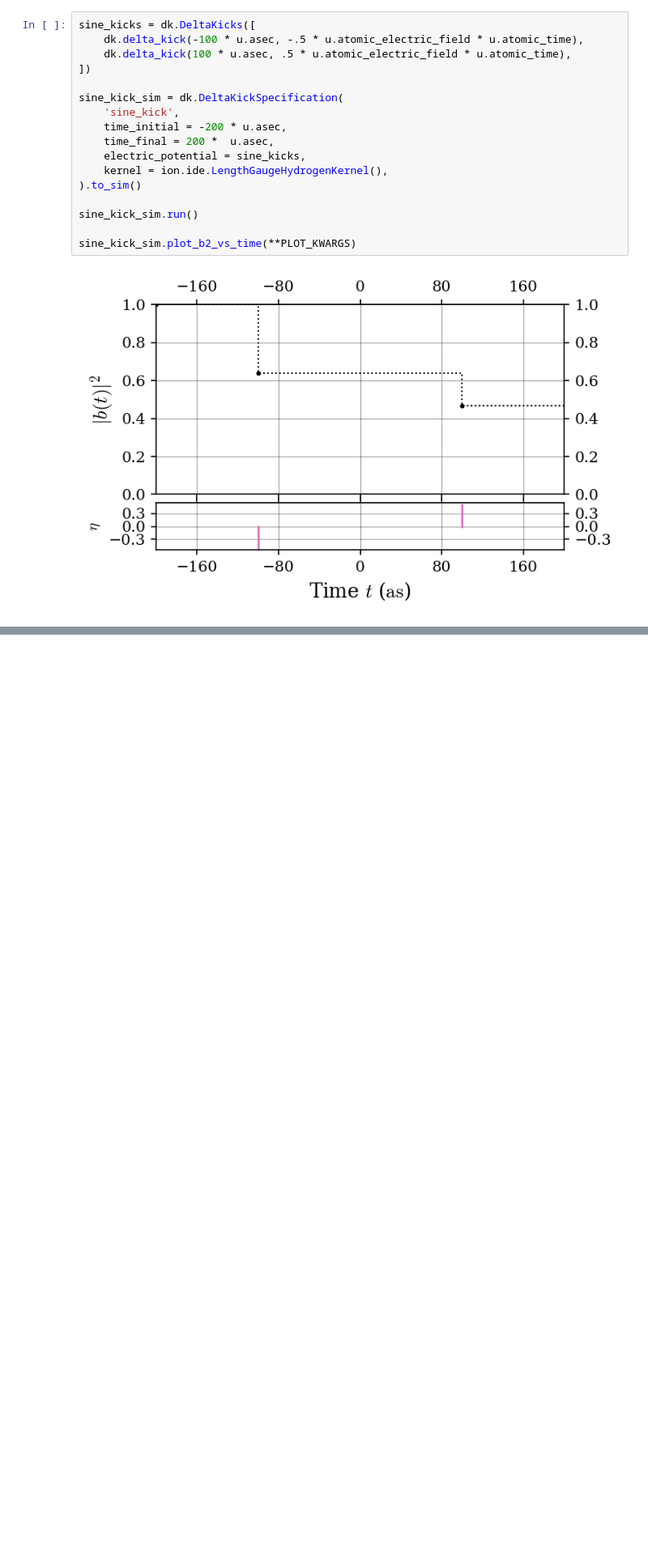
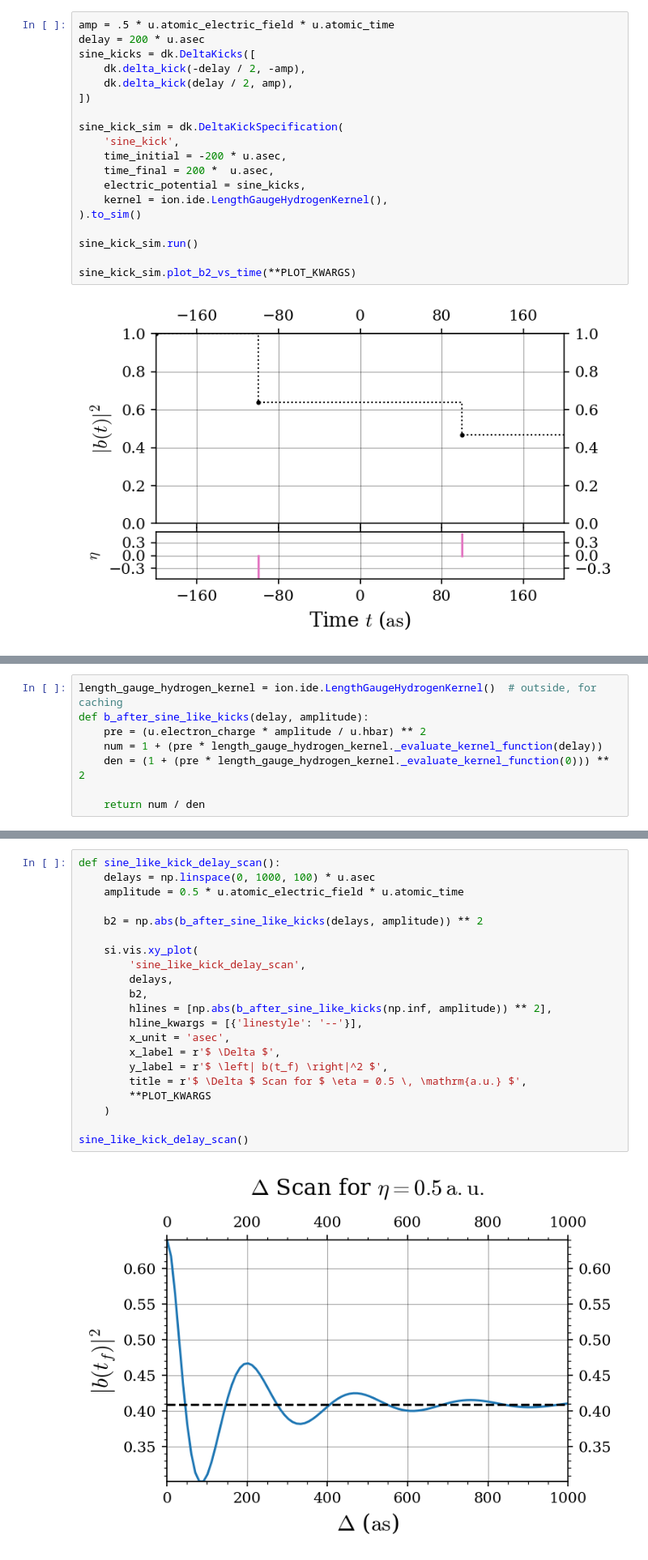
Before and after one commit to JoshKarpel/ionization, a Jupyter notebook: science/delta_kicks/DeltaKickModel.ipynb, the cells around one changed output, grey strips where cells are left out. Shown at 81% size. Drawn from its saved outputs; the diff is of its cells as text; blank space fills up the shorter version.

Commit message:
Worked on delta-kick model notebook
restored some defaults in SphericalHarmonicSpecification

```diff
--- a/science/delta_kicks/DeltaKickModel.ipynb
+++ b/science/delta_kicks/DeltaKickModel.ipynb
@@ -34,9 +34,11 @@ PLOT_KWARGS = dict(
 # %% [markdown]
 The first thing we'll look at is a basic "sine-like" delta-kick. It's made of two kicks of opposite polarity. We'll center them around $t=0$ for convenience.
 # %%
+amp = .5 * u.atomic_electric_field * u.atomic_time
+delay = 200 * u.asec
 sine_kicks = dk.DeltaKicks([
-    dk.delta_kick(-100 * u.asec, -.5 * u.atomic_electric_field * u.atomic_time),
-    dk.delta_kick(100 * u.asec, .5 * u.atomic_electric_field * u.atomic_time),
+    dk.delta_kick(-delay / 2, -amp),
+    dk.delta_kick(delay / 2, amp),
 ])
 
 sine_kick_sim = dk.DeltaKickSpecification(
@@ -54,0 +60,8 @@ sine_kick_sim.plot_b2_vs_time(**PLOT_KWARGS)
+# %%
+length_gauge_hydrogen_kernel = ion.ide.LengthGaugeHydrogenKernel()  # outside, for caching
+def b_after_sine_like_kicks(delay, amplitude):
+    pre = (u.electron_charge * amplitude / u.hbar) ** 2
+    num = 1 + (pre * length_gauge_hydrogen_kernel._evaluate_kernel_function(delay))
+    den = (1 + (pre * length_gauge_hydrogen_kernel._evaluate_kernel_function(0))) ** 2
+
+    return num / den
@@ -54,0 +78,23 @@ sine_kick_sim.plot_b2_vs_time(**PLOT_KWARGS)
+# %%
+def sine_like_kick_delay_scan():
+    delays = np.linspace(0, 1000, 100) * u.asec
+    amplitude = 0.5 * u.atomic_electric_field * u.atomic_time
+
+    b2 = np.abs(b_after_sine_like_kicks(delays, amplitude)) ** 2
+
+    si.vis.xy_plot(
+        'sine_like_kick_delay_scan',
+        delays,
+        b2,
+        hlines = [np.abs(b_after_sine_like_kicks(np.inf, amplitude)) ** 2],
+        hline_kwargs = [{'linestyle': '--'}],
+        x_unit = 'asec',
+        x_label = r'$ \Delta $',
+        y_label = r'$ \left| b(t_f) \right|^2 $',
+        title = r'$ \Delta $ Scan for $ \eta = 0.5 \, \mathrm{a.u.} $',
+        **PLOT_KWARGS
+    )
+
+sine_like_kick_delay_scan()
+# %% [output]
+[figure, added]
```
Also changed, not shown: parts of 6 cells of this notebook, 3 other files.
